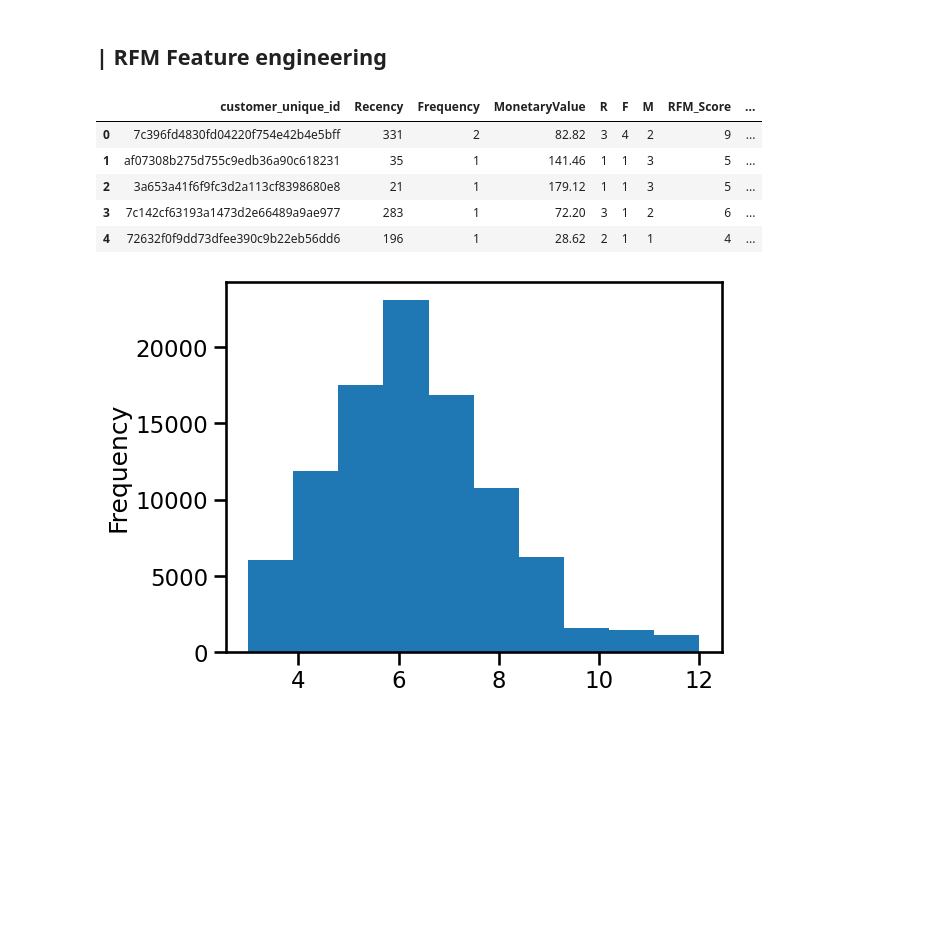
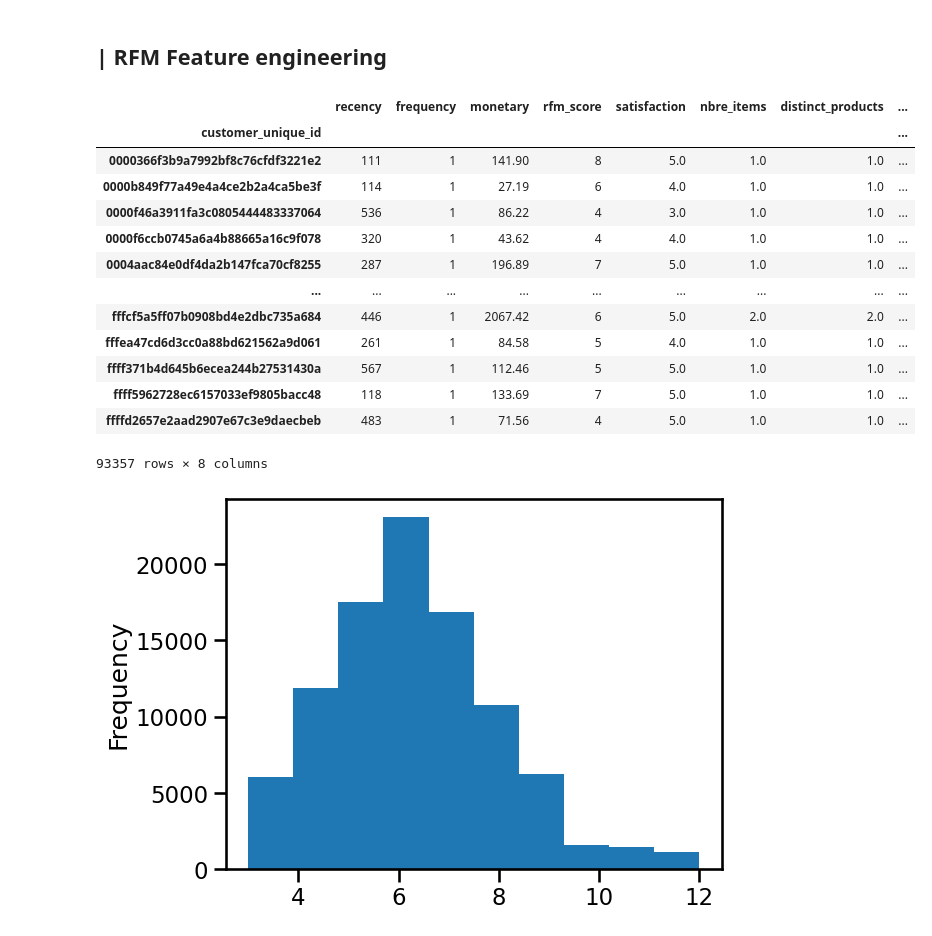
Before and after one commit to amadousysada/ecommerce-customer-segmentation, a Jupyter notebook: main.ipynb, the cells around one changed output. Cells and saved outputs as stored; diff of their text form; code cells hidden in the pictures; blank space fills up the shorter version.

```diff
--- a/main.ipynb
+++ b/main.ipynb
@@ -492,47 +492,80 @@ RFMScores = data.groupby('customer_unique_id').agg(
 # %%
 rfm_df = data.copy()
 
 # Recency
 last_date = rfm_df['order_purchase_timestamp'].max()
 rfm_df['Recency'] = (last_date - rfm_df['order_purchase_timestamp']).dt.days
 
 # Frequency
 frequency = rfm_df.groupby('customer_unique_id')['order_id'].count().reset_index()
 frequency.columns = ['customer_unique_id', 'Frequency']
 rfm_df = rfm_df.merge(frequency, on='customer_unique_id')
 
 
 # Monetary Value
 monetary_value = rfm_df.groupby('customer_unique_id')['total_price'].sum().reset_index()
 monetary_value.columns = ['customer_unique_id', 'MonetaryValue']
 rfm_df = rfm_df.merge(monetary_value, on='customer_unique_id')
 
-def rfm_score(x, p, d):
-    if x <= d[p][0.25]:
-        return 1
-    elif x <= d[p][0.50]:
-        return 2
-    elif x <= d[p][0.75]:
-        return 3
+def rfm_score(x, p, d, invert=False):
+    """
+      Attribue un score de 1 à 4 selon les quartiles.
+      - Si `invert=True`, l'échelle est inversée (utile pour Recency où un plus petit x est meilleur).
+    """
+    if invert:
+        if x <= d[p][0.25]:
+            return 4  # Meilleur score
+        elif x <= d[p][0.50]:
+            return 3
+        elif x <= d[p][0.75]:
+            return 2
+        else:
+            return 1  # Moins bon score
     else:
-        return 4
+        if x <= d[p][0.25]:
+            return 1
+        elif x <= d[p][0.50]:
+            return 2
+        elif x <= d[p][0.75]:
+            return 3
+        else:
+            return 4
 
 quantiles = rfm_df[['Recency', 'Frequency', 'MonetaryValue']].quantile(q=[0.25, 0.5, 0.75])
-rfm_df['R'] = rfm_df['Recency'].apply(rfm_score, args=('Recency', quantiles))
+rfm_df['R'] = rfm_df['Recency'].apply(rfm_score, args=('Recency', quantiles, True))
 rfm_df['F'] = rfm_df['Frequency'].apply(rfm_score, args=('Frequency', quantiles))
 rfm_df['M'] = rfm_df['MonetaryValue'].apply(rfm_score, args=('MonetaryValue', quantiles))
 
 rfm_df['RFM_Segment'] = rfm_df['R'].map(str) + rfm_df['F'].map(str) + rfm_df['M'].map(str)
 rfm_df['RFM_Score'] = rfm_df[['R', 'F', 'M']].sum(axis=1)
 
-display(rfm_df[['customer_unique_id', 'Recency', 'Frequency', 'MonetaryValue', 'R', 'F', 'M', 'RFM_Score', 'RFM_Segment']].head())
+rfm_df = rfm_df.groupby('customer_unique_id').agg(
+    recency=('Recency', 'min'),
+    frequency=('Frequency', 'max'),
+    monetary=('MonetaryValue', 'sum'),
+    rfm_score=('RFM_Score', 'max'),
+    satisfaction=('mean_score_review', 'mean'),
+    nbre_items=('nbre_items', 'mean'),
+    distinct_products=('distinct_products', 'mean'),
+    last_purch=('order_purchase_timestamp', 'max'),
+)
+
+display(rfm_df)
 # %% [output]
-|  | customer_unique_id | Recency | Frequency | MonetaryValue | R | F | M | RFM_Score | ... |
-| 0 | 7c396fd4830fd04220f754e42b4e5bff | 331 | 2 | 82.82 | 3 | 4 | 2 | 9 | ... |
-| 1 | af07308b275d755c9edb36a90c618231 | 35 | 1 | 141.46 | 1 | 1 | 3 | 5 | ... |
-| 2 | 3a653a41f6f9fc3d2a113cf8398680e8 | 21 | 1 | 179.12 | 1 | 1 | 3 | 5 | ... |
-| 3 | 7c142cf63193a1473d2e66489a9ae977 | 283 | 1 | 72.20 | 3 | 1 | 2 | 6 | ... |
-| 4 | 72632f0f9dd73dfee390c9b22eb56dd6 | 196 | 1 | 28.62 | 2 | 1 | 1 | 4 | ... |
+|  | recency | frequency | monetary | rfm_score | satisfaction | nbre_items | distinct_products | ... |
+| customer_unique_id |  |  |  |  |  |  |  | ... |
+| 0000366f3b9a7992bf8c76cfdf3221e2 | 111 | 1 | 141.90 | 8 | 5.0 | 1.0 | 1.0 | ... |
+| 0000b849f77a49e4a4ce2b2a4ca5be3f | 114 | 1 | 27.19 | 6 | 4.0 | 1.0 | 1.0 | ... |
+| 0000f46a3911fa3c0805444483337064 | 536 | 1 | 86.22 | 4 | 3.0 | 1.0 | 1.0 | ... |
+| 0000f6ccb0745a6a4b88665a16c9f078 | 320 | 1 | 43.62 | 4 | 4.0 | 1.0 | 1.0 | ... |
+| 0004aac84e0df4da2b147fca70cf8255 | 287 | 1 | 196.89 | 7 | 5.0 | 1.0 | 1.0 | ... |
+| ... | ... | ... | ... | ... | ... | ... | ... | ... |
+| fffcf5a5ff07b0908bd4e2dbc735a684 | 446 | 1 | 2067.42 | 6 | 5.0 | 2.0 | 2.0 | ... |
+| fffea47cd6d3cc0a88bd621562a9d061 | 261 | 1 | 84.58 | 5 | 4.0 | 1.0 | 1.0 | ... |
+| ffff371b4d645b6ecea244b27531430a | 567 | 1 | 112.46 | 5 | 5.0 | 1.0 | 1.0 | ... |
+| ffff5962728ec6157033ef9805bacc48 | 118 | 1 | 133.69 | 7 | 5.0 | 1.0 | 1.0 | ... |
+| ffffd2657e2aad2907e67c3e9daecbeb | 483 | 1 | 71.56 | 4 | 5.0 | 1.0 | 1.0 | ... |
+93357 rows × 8 columns
 # %%
 rfm_df.RFM_Score.plot.hist()
 plt.show()
```
Also changed, not shown: parts of 1 cell of this notebook.
